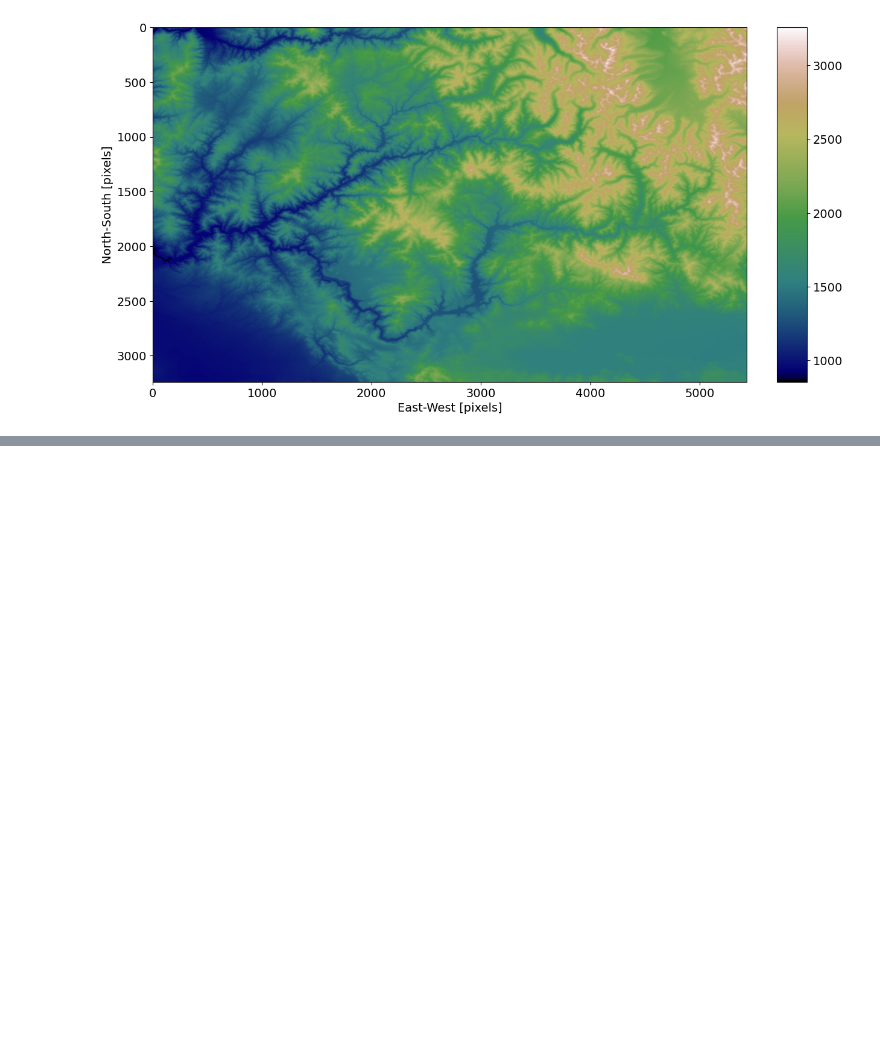
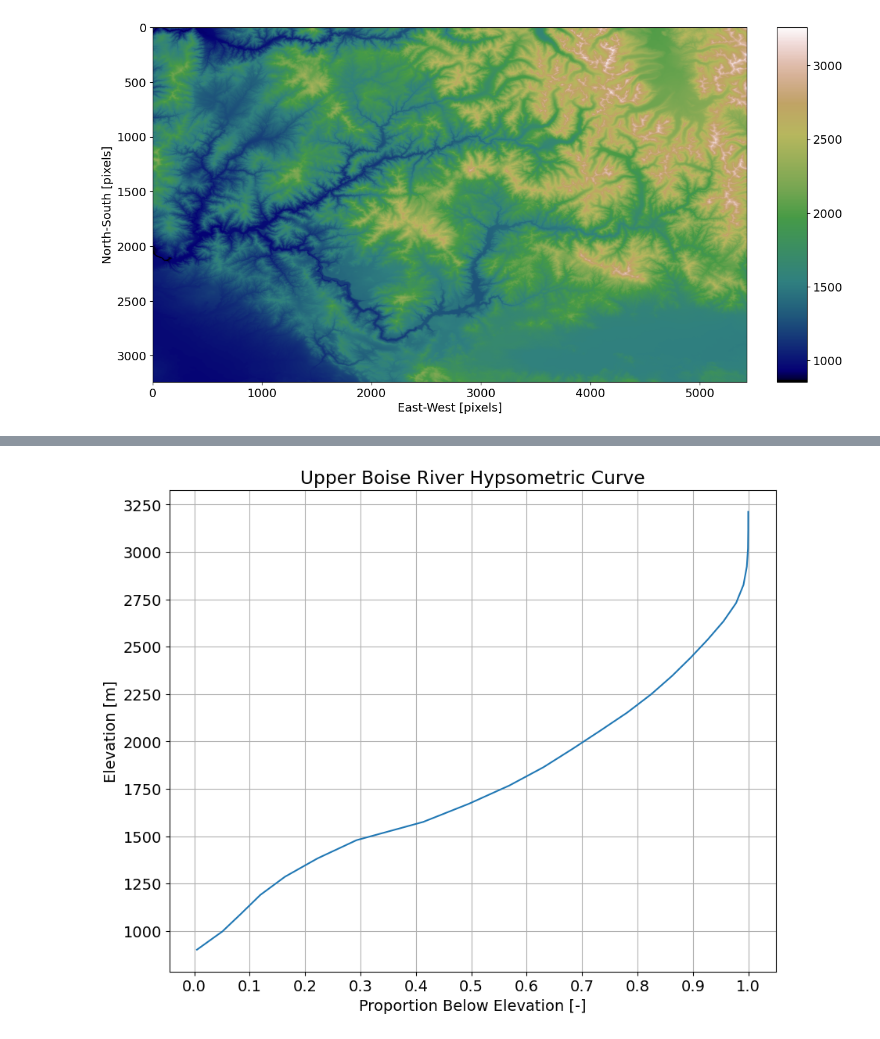
Before and after one commit to scottfordham/sf-GEOS505, a Jupyter notebook: Unit04-Geospatial-Data/Raster Data 1 - Hypsometric Curves.ipynb, the cells around one changed output, grey strips where cells are left out. Saved outputs shown, nothing was run; the diff lists cells and outputs as text; code cells hidden in the pictures; blank space fills up the shorter version.

```diff
--- a/Unit04-Geospatial-Data/Raster Data 1 - Hypsometric Curves.ipynb
+++ b/Unit04-Geospatial-Data/Raster Data 1 - Hypsometric Curves.ipynb
@@ -93,13 +109,15 @@ plt.show()
 # %%
 plt.figure(figsize=(10,8))
 plt.plot(zfrac.cumsum(),zbin_center)
 plt.xticks(np.arange(0.0, 1.1, 0.1))
 plt.yticks(np.arange(1000,3500,250))
-plt.title('Upper Boise River Basin Hypsometric Curve')
+plt.title(plot_label+' Hypsometric Curve')
 plt.xlabel('Proportion Below Elevation [-]')
 plt.ylabel('Elevation [m]')
 plt.grid('on')
 plt.show()
+# %% [output]
+[figure, added]
 # %%
 plt.figure(figsize=(10,8))
 plt.plot(1.0 - zfrac.cumsum(),zbin_center)
```
Also changed, not shown: parts of 6 cells of this notebook, 2 other files.
